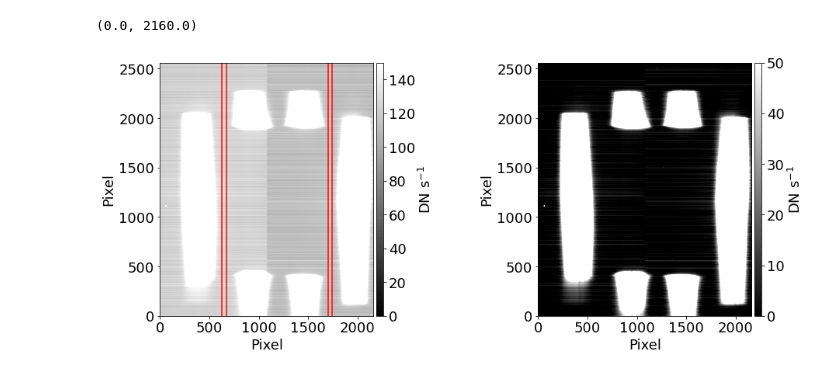
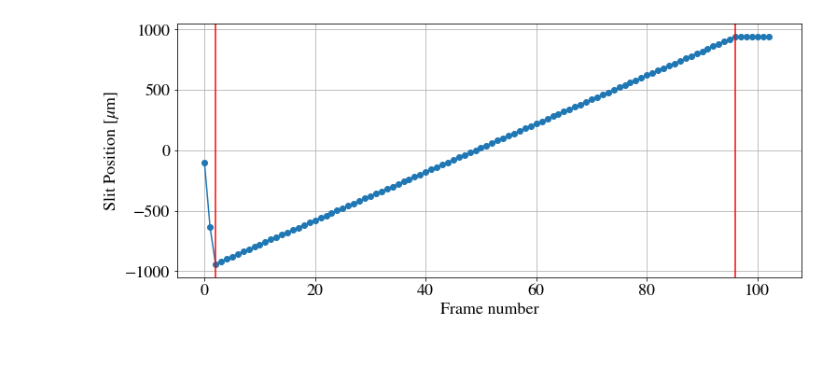
Before and after one commit to joshijayant10/VELC_tutorial, a Jupyter notebook: VELC_tutorial.ipynb, the cells around one changed output. Cells and saved outputs as stored; diff of their text form; code cells hidden in the pictures.

```diff
--- a/VELC_tutorial.ipynb
+++ b/VELC_tutorial.ipynb
@@ -112,46 +150,22 @@ print(nslit_pos)
-# %%
-fig = plt.figure(figsize=(16, 6))
-plt.rcParams.update({'font.size': 18})
-ax = plt.gca()
-nim = im/float(hdr['EXPTIME'])
-cim = np.zeros(sz)
-cim[:,0:int(sz[1]/2)]= nim[:,0:int(sz[1]/2)]-np.mean(nim[:,630:670])
-cim[:,int(sz[1]/2):-1]= nim[:,int(sz[1]/2):-1]-np.mean(nim[:,1700:1740])
-
-plt.subplot(1,2,1)
-pim1 = plt.imshow(nim,origin='lower',vmin=0,vmax=150,cmap='gist_gray')
-plt.xlabel('Pixel')
-plt.ylabel('Pixel')
-cb=plt.colorbar(pim1,pad=0.01,aspect=40)
-cb.set_label(r'DN s$^{-1}$')
-plt.ylim(0,sz[0])
-plt.xlim(0,sz[1])
-plt.plot((630,630),(0,sz[0]),color='red')
-plt.plot((670,670),(0,sz[0]),color='red')
-plt.plot((1700,1700),(0,sz[0]),color='red')
-plt.plot((1740,1740),(0,sz[0]),color='red')
-
-plt.subplot(1,2,2)
-pim1 = plt.imshow(cim,origin='lower',vmin=0,vmax=50,cmap='gist_gray')
-plt.xlabel('Pixel')
-plt.ylabel('Pixel')
-cb=plt.colorbar(pim1,pad=0.01,aspect=40)
-cb.set_label(r'DN s$^{-1}$')
-plt.ylim(0,sz[0])
-plt.xlim(0,sz[1])
-# %% [output]
-(0.0, 2160.0)
-[figure, removed]
-# %%
-tspec = np.zeros([sz[0],sz[1],len(nfn)])
-
-for ii in tqdm(range(len(nfn))):
-    hdul = fits.open(nfn[ii])
-
-    hdr = hdul[0].header
-    im = hdul[0].data/float(hdr['EXPTIME'])
-
-    im[:,0:int(sz[1]/2)]= im[:,0:int(sz[1]/2)]-np.mean(im[:,630:670])
-    im[:,int(sz[1]/2):-1]= im[:,int(sz[1]/2):-1]-np.mean(im[:,1700:1740])
-
-    tspec[:,:,ii] = np.flip(im,1)
+# %%
+# ## Raster slit positions
+
+NUM_RASTER_STEPS = 94 # 94 frames are required for a complete raster (+- 1.5 R_sun) with 20 micron step size
+slit_pos = np.zeros(num_steps)
+for ii in range(num_steps):
+    hdul = fits.open(filenames[ii])
+    slit_pos[ii] = hdul[0].header['SLIT_POS']
+
+fig = plt.figure(figsize=(12, 5))
+plt.rcParams.update({'font.size': 18})
+plt.plot(slit_pos, 'o-')
+plt.plot((2,2),(-1050,1050),color='red')
+plt.plot((2+94,2+94),(-1050,1050),color='red')
+plt.xlabel('Frame number')
+plt.ylabel(r'Slit Position [$\mu$m]')
+plt.grid()
+plt.xlim(0-5,num_steps+5)
+plt.ylim(-1050,1050)
+plt.show()
+# %% [output]
+[figure, added]
```
Also changed, not shown: parts of 22 cells of this notebook.
